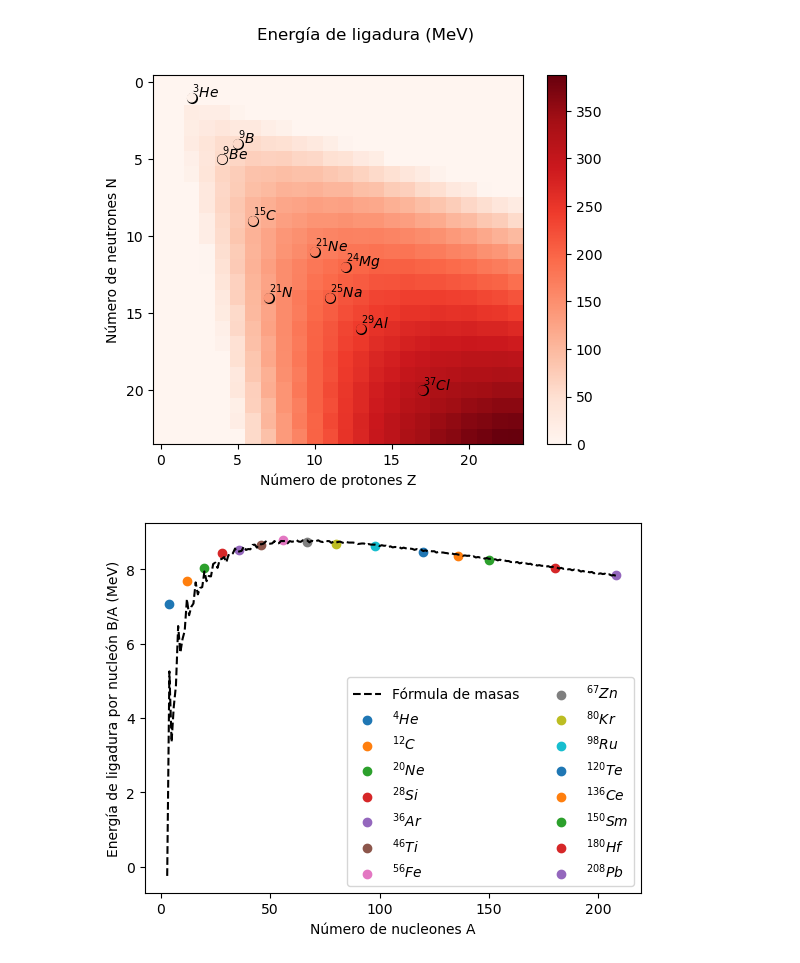
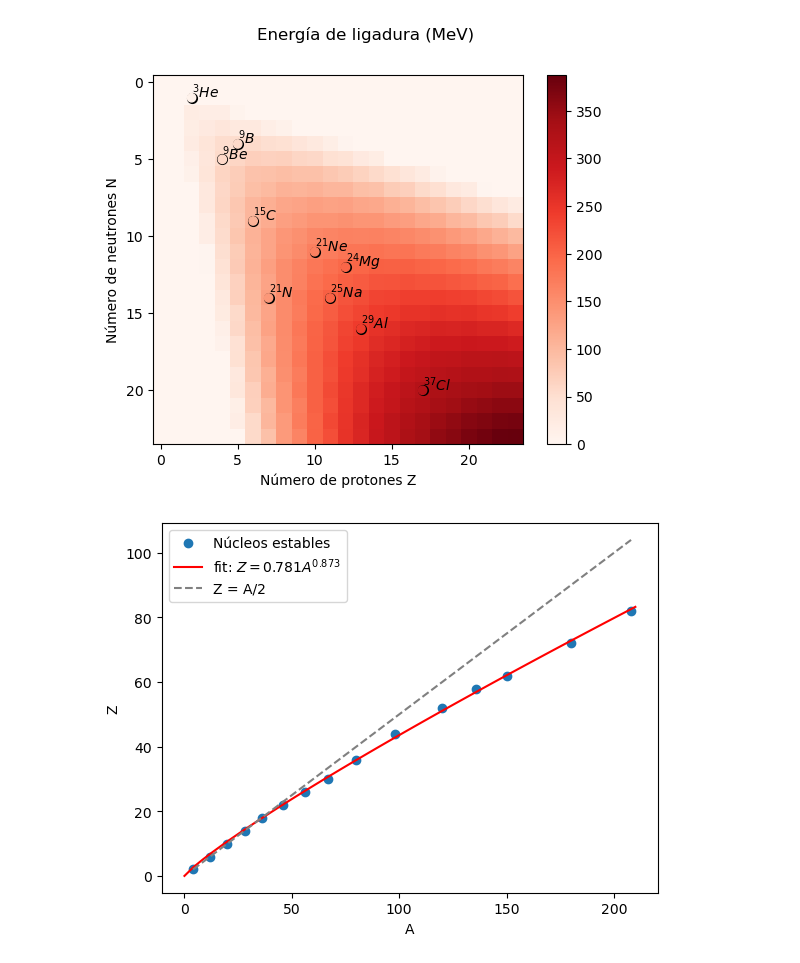
Before and after one commit to JuanSierra2003/hello-world, a Jupyter notebook: Nuclear/TallerNuclear.ipynb, the cells around one changed output. Saved outputs shown, nothing was run; the diff lists cells and outputs as text; code cells hidden in the pictures.

```diff
--- a/Nuclear/TallerNuclear.ipynb
+++ b/Nuclear/TallerNuclear.ipynb
@@ -175,26 +202,24 @@ plt.savefig('B_energy.png')
 # %%
 from scipy.optimize import curve_fit
 
 a = [4, 12, 20, 28, 36, 46, 56, 67, 80, 98, 120, 136, 150, 180, 208]
 z = [2, 6, 10, 14, 18, 22, 26, 30, 36, 44, 52, 58, 62, 72, 82]
 B_A = [7.073, 7.68, 8.03, 8.44, 8.51, 8.65, 8.79, 8.73, 8.69, 8.62, 8.47, 8.37, 8.26, 8.03, 7.86]
 labels = [r'$^{4}He$', r'$^{12}C$', r'$^{20}Ne$', r'$^{28}Si$', r'$^{36}Ar$', r'$^{46}Ti$', r'$^{56}Fe$', r'$^{67}Zn$', r'$^{80}Kr$', r'$^{98}Ru$', r'$^{120}Te$', r'$^{136}Ce$', r'$^{150}Sm$', r'$^{180}Hf$', r'$^{208}Pb$']
 
 # Z = func(A)
 def func(x, aa, bb):
     return aa*x**bb
 
 popt, pcov = curve_fit(func, a, z)
 
-A = np.arange(3, 210)
-plt.plot(A, Mc2(A, func(A, *popt).astype(np.int32))/A, '--k', label = 'Fórmula de masas')
-
-for ii, tt in enumerate(labels):
-    plt.scatter(a[ii], B_A[ii], label = tt)
-
-plt.xlabel('Número de nucleones A')
-plt.ylabel('Energía de ligadura por nucleón B/A (MeV)')
-plt.legend(loc='lower right', ncols=2)
-plt.savefig('B_A.png')
+plt.scatter(a, z, label = 'Núcleos estables')
+a_t = np.linspace(0, 210)
+plt.plot(a_t, func(a_t, *popt), '-r', label = r'fit: $Z = %.3f A^{ %.3f }$'%(popt[0], popt[1]))
+plt.plot(a, np.array(a)/2, '--', color='gray', label='Z = A/2')
+plt.xlabel('A')
+plt.ylabel('Z')
+plt.legend()
+plt.savefig('fit.png')
 # %% [output]
-[figure, old version]
+[figure, new version]
```
Also changed, not shown: parts of 5 cells of this notebook, 5 other files.
